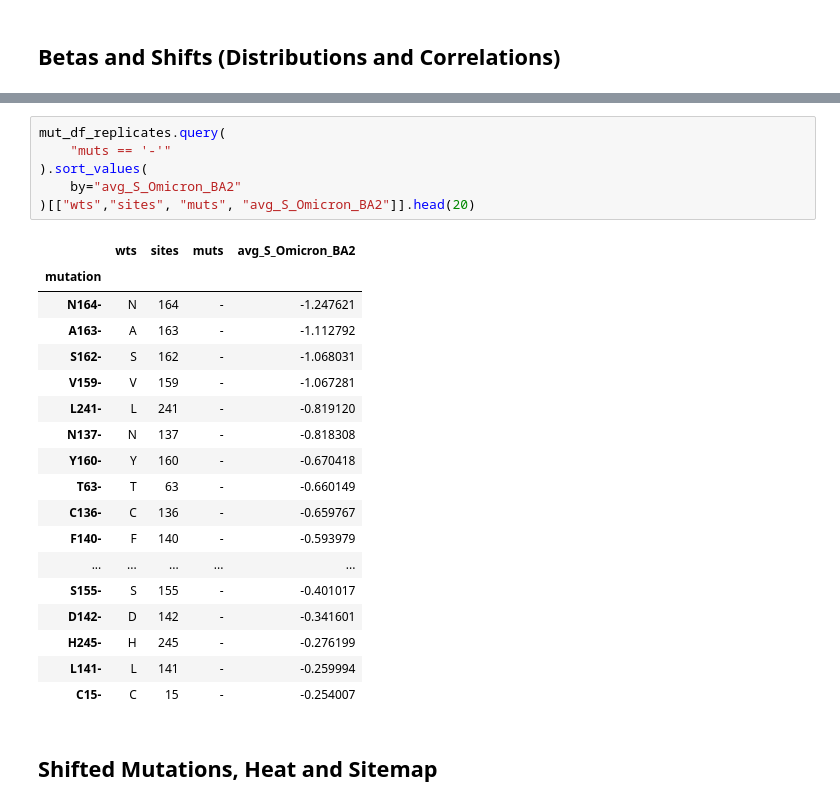
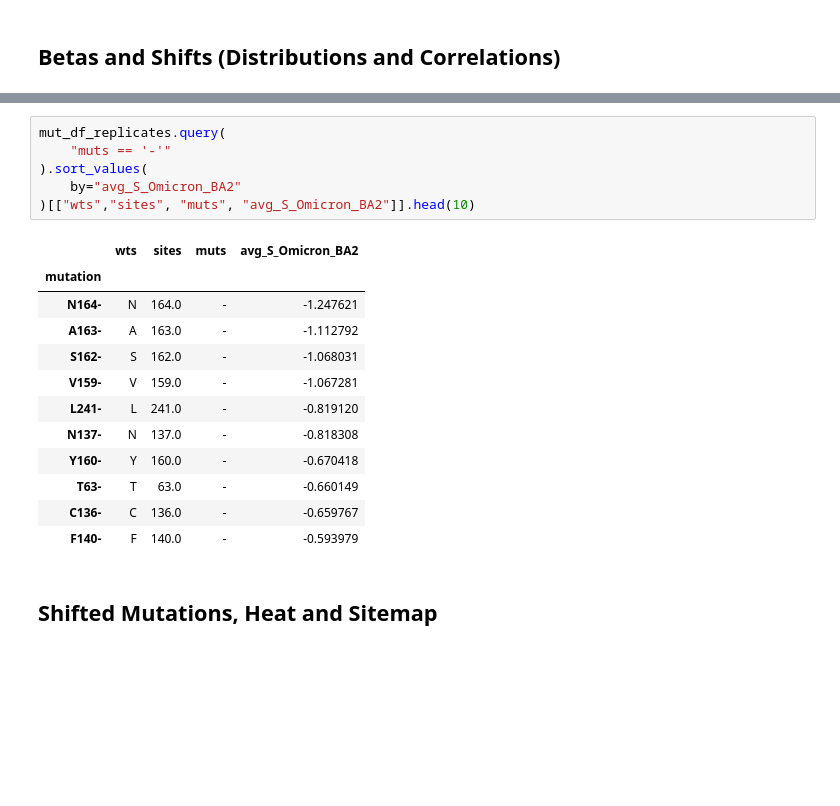
Before and after one commit to matsengrp/SARS-CoV-2_spike_multidms, a Jupyter notebook: notebooks/manuscript-figures.ipynb, the cells around one changed output, grey strips where cells are left out. Drawn from its saved outputs; the diff is of its cells as text; blank space fills up the shorter version.

```diff
--- a/notebooks/manuscript-figures.ipynb
+++ b/notebooks/manuscript-figures.ipynb
@@ -1749,28 +1729,22 @@ histogram vmax: 30
 # %%
 mut_df_replicates.query(
     "muts == '-'"
 ).sort_values(
     by="avg_S_Omicron_BA2"
-)[["wts","sites", "muts", "avg_S_Omicron_BA2"]].head(20)
+)[["wts","sites", "muts", "avg_S_Omicron_BA2"]].head(10)
 # %% [output]
 |  | wts | sites | muts | avg_S_Omicron_BA2 |
 | mutation |  |  |  |  |
-| N164- | N | 164 | - | -1.247621 |
-| A163- | A | 163 | - | -1.112792 |
-| S162- | S | 162 | - | -1.068031 |
-| V159- | V | 159 | - | -1.067281 |
-| L241- | L | 241 | - | -0.819120 |
-| N137- | N | 137 | - | -0.818308 |
-| Y160- | Y | 160 | - | -0.670418 |
-| T63- | T | 63 | - | -0.660149 |
-| C136- | C | 136 | - | -0.659767 |
-| F140- | F | 140 | - | -0.593979 |
-| ... | ... | ... | ... | ... |
-| S155- | S | 155 | - | -0.401017 |
-| D142- | D | 142 | - | -0.341601 |
-| H245- | H | 245 | - | -0.276199 |
-| L141- | L | 141 | - | -0.259994 |
-| C15- | C | 15 | - | -0.254007 |
+| N164- | N | 164.0 | - | -1.247621 |
+| A163- | A | 163.0 | - | -1.112792 |
+| S162- | S | 162.0 | - | -1.068031 |
+| V159- | V | 159.0 | - | -1.067281 |
+| L241- | L | 241.0 | - | -0.819120 |
+| N137- | N | 137.0 | - | -0.818308 |
+| Y160- | Y | 160.0 | - | -0.670418 |
+| T63- | T | 63.0 | - | -0.660149 |
+| C136- | C | 136.0 | - | -0.659767 |
+| F140- | F | 140.0 | - | -0.593979 |
 # %% [markdown]
 ## Shifted Mutations, Heat and Sitemap
 # %%
```
Also changed, not shown: parts of 2 cells of this notebook, 2 other files.
